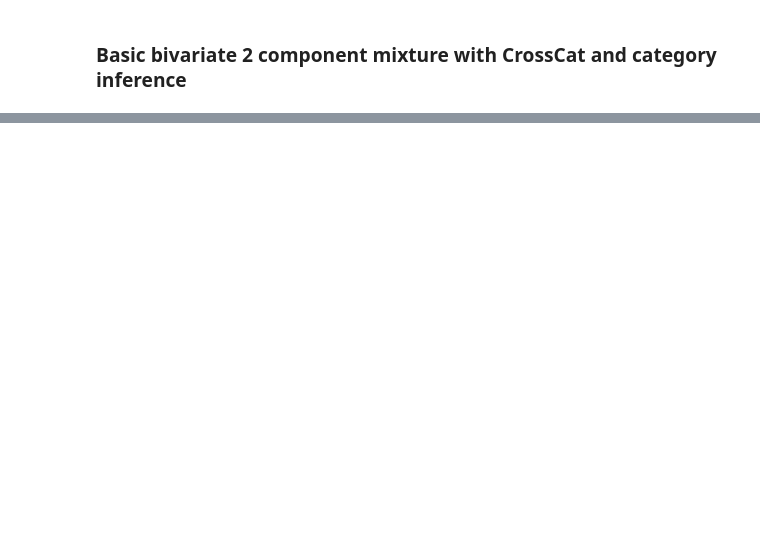
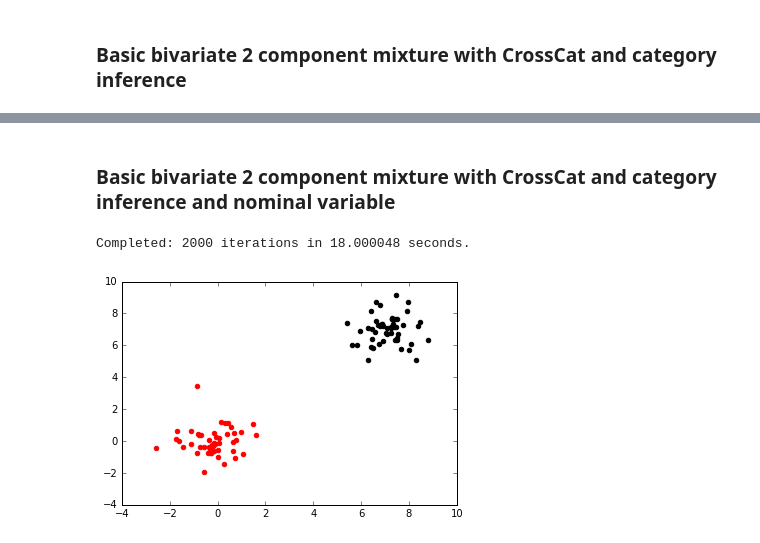
Before and after one commit to probcomp/cgpm2, a Jupyter notebook: notebooks/basic-inference-quality-crosscat-gibbs-cpp.ipynb, the cells around one changed output, grey strips where cells are left out. Drawn from its saved outputs; the diff is of its cells as text; code cells hidden in the pictures; blank space fills up the shorter version.

```diff
--- a/notebooks/basic-inference-quality-crosscat-gibbs-cpp.ipynb
+++ b/notebooks/basic-inference-quality-crosscat-gibbs-cpp.ipynb
@@ -189,0 +190,2 @@ ax.hist([s[11] for s in samples], bins=20, normed=True, alpha=0.3, color='g');
+# %% [markdown]
+### Basic bivariate 2 component mixture with CrossCat and category inference and nominal variable
@@ -189,0 +198,16 @@ ax.hist([s[11] for s in samples], bins=20, normed=True, alpha=0.3, color='g');
+# %%
+crosscat = Product([
+    FlexibleRowMixture(
+        cgpm_row_divide=CRP([-1], [], rng=prng),
+        cgpm_components_base=Product([
+            Normal([10], [], rng=prng),
+        ]),
+        rng=prng),
+    FlexibleRowMixture(
+        cgpm_row_divide=CRP([-2], [], rng=prng),
+        cgpm_components_base=Product([
+            Normal([11], [], rng=prng),
+            Categorical([50], [], distargs={'k':4}, rng=prng),
+        ]),
+        rng=prng),
+])
@@ -189,0 +217,16 @@ ax.hist([s[11] for s in samples], bins=20, normed=True, alpha=0.3, color='g');
+# %%
+inference = GibbsCrossCat(crosscat, prng)
+inference.transition_structure_cpp(N=2000)
+# %% [output]
+Completed: 2000 iterations in 18.000048 seconds.
+# %%
+crp_output = inference.crosscat.cgpms[0].cgpm_row_divide.outputs[0]
+samples = inference.crosscat.simulate(None, [crp_output,10,11], N=100)
+fig, ax = plt.subplots()
+zs = set([s[crp_output] for s in samples])
+for z, c in zip(zs, ['r','k','b','g']):
+    xs = [s[10] for s in samples if s[crp_output] == z]
+    ys = [s[11] for s in samples if s[crp_output] == z]
+    ax.scatter(xs,ys, color=c)
+# %% [output]
+[figure, added]
```
Also changed, not shown: parts of 21 cells of this notebook, 1 other file.
